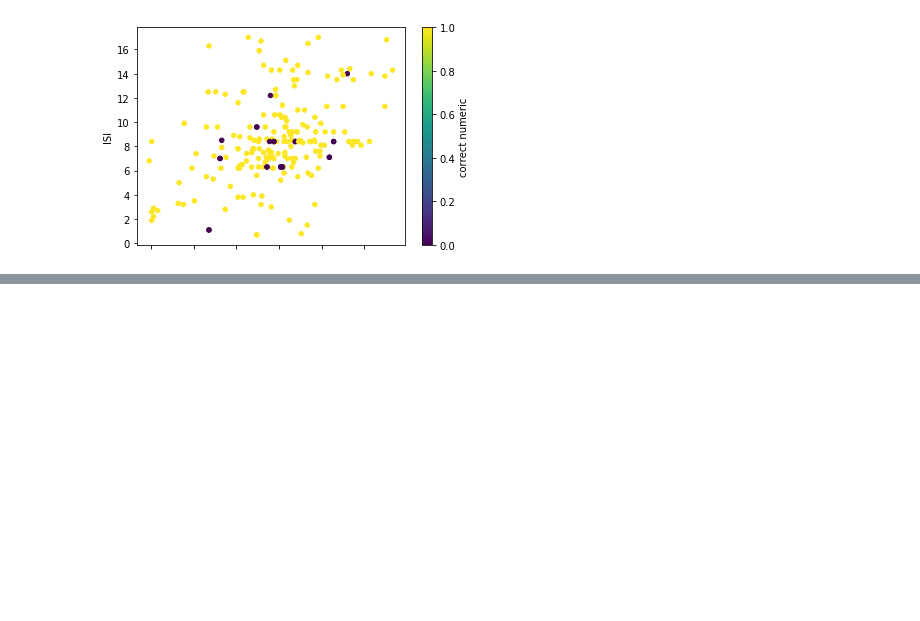
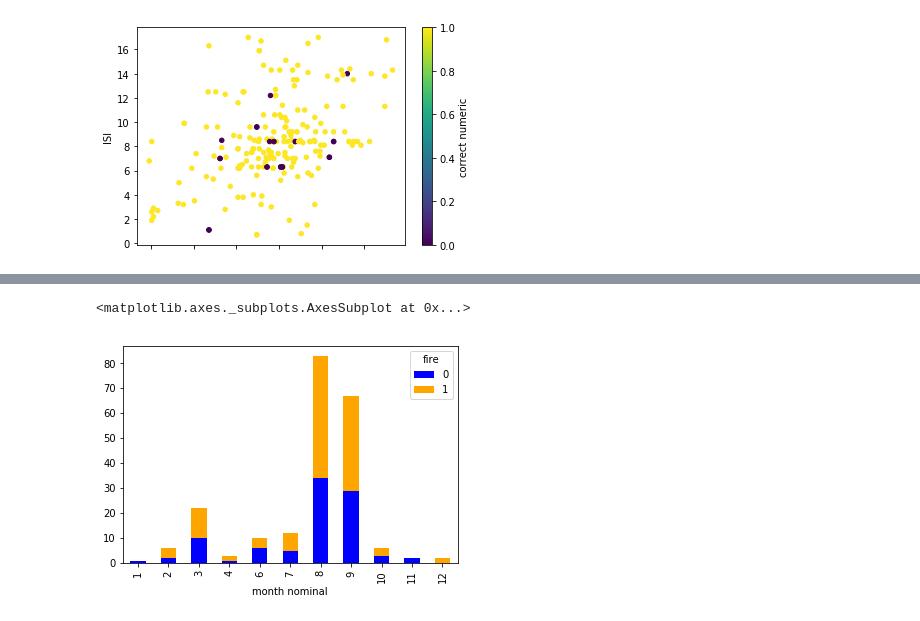
Before and after one commit to gayounglee57/sparkLab, a Jupyter notebook: gbt_results_patterns.ipynb, the cells around one changed output, grey strips where cells are left out. Saved outputs shown, nothing was run; the diff lists cells and outputs as text; code cells hidden in the pictures; blank space fills up the shorter version.

Commit message:
completed visualising for interpretations

```diff
--- a/gbt_results_patterns.ipynb
+++ b/gbt_results_patterns.ipynb
@@ -203,0 +214,7 @@ df.plot.scatter(x='temp', y='ISI', c='correct numeric', colormap='viridis')
+# %%
+#Stacked bar graph for fire by month
+month_bar = pd.crosstab(df['month nominal'], df['fire'])
+month_bar.plot(kind='bar', stacked=True, color=['blue', 'orange'], grid=False)
+# %% [output]
+<matplotlib.axes._subplots.AxesSubplot at 0x...>
+[figure, added]
```
Also changed, not shown: parts of 6 cells of this notebook.
